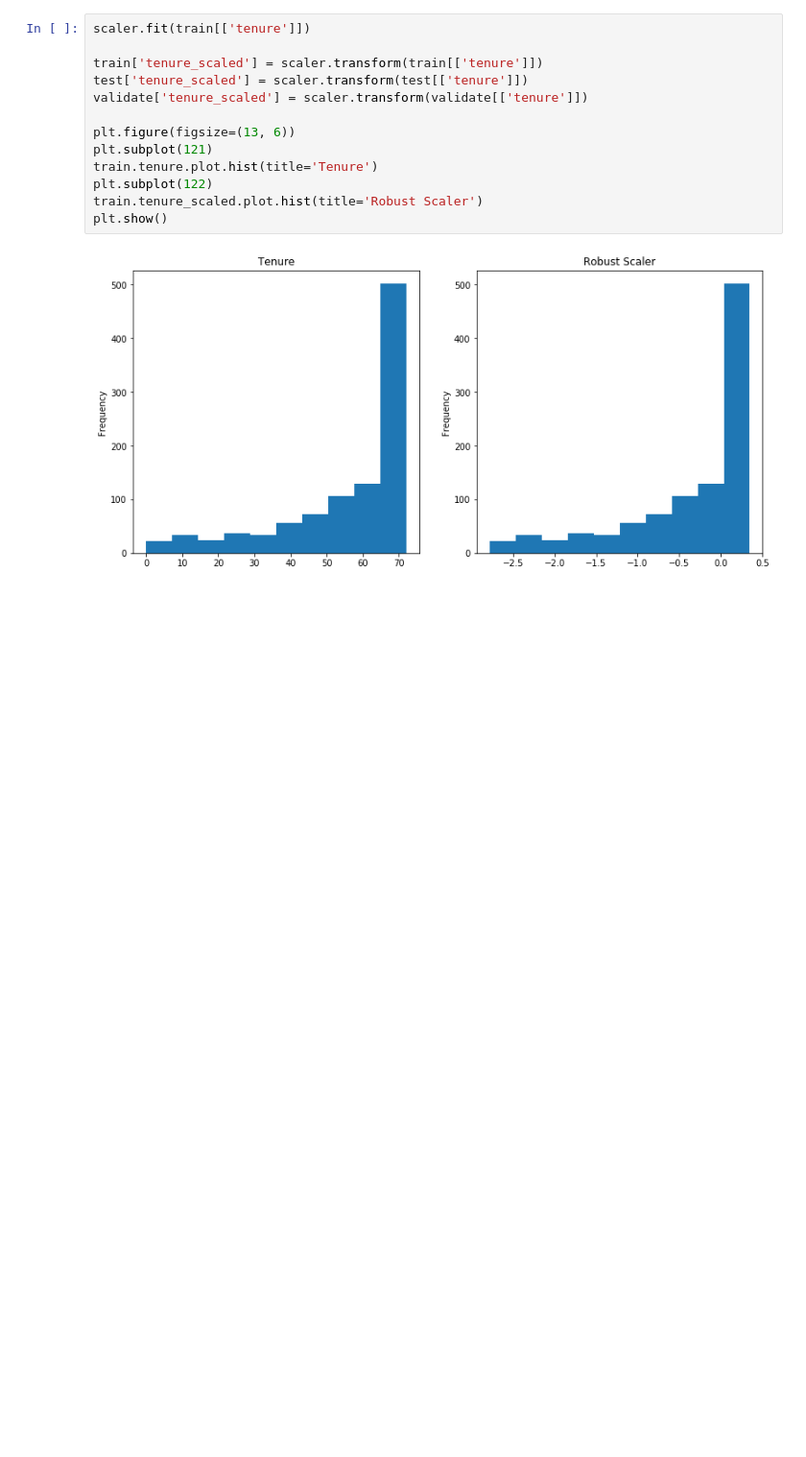
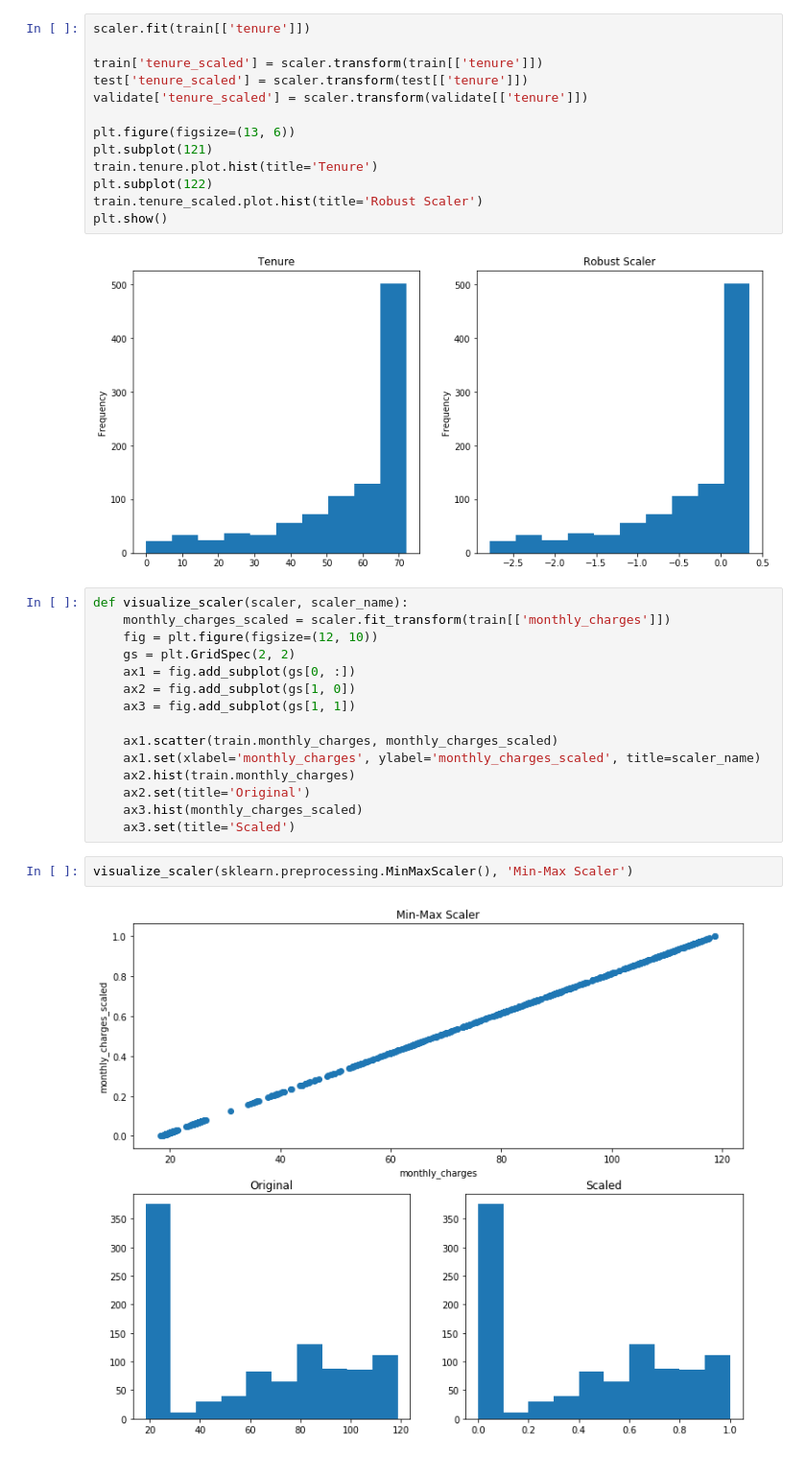
Before and after one commit to gilbert-noriega-ii/regression-exercises, a Jupyter notebook: scaling.ipynb, the cells around one changed output. Shown: that part at 96% size. Cells and saved outputs as stored; diff of their text form; blank space fills up the shorter version.

Commit message:
adding function for quick visualizations'

```diff
--- a/scaling.ipynb
+++ b/scaling.ipynb
@@ -373,3 +374,22 @@ train.tenure_scaled.plot.hist(title='Robust Scaler')
 plt.show()
 # %% [output]
 [figure]
+# %%
+def visualize_scaler(scaler, scaler_name):
+    monthly_charges_scaled = scaler.fit_transform(train[['monthly_charges']])
+    fig = plt.figure(figsize=(12, 10))
+    gs = plt.GridSpec(2, 2)
+    ax1 = fig.add_subplot(gs[0, :])
+    ax2 = fig.add_subplot(gs[1, 0])
+    ax3 = fig.add_subplot(gs[1, 1])
+
+    ax1.scatter(train.monthly_charges, monthly_charges_scaled)
+    ax1.set(xlabel='monthly_charges', ylabel='monthly_charges_scaled', title=scaler_name)
+    ax2.hist(train.monthly_charges)
+    ax2.set(title='Original')
+    ax3.hist(monthly_charges_scaled)
+    ax3.set(title='Scaled')
+# %%
+visualize_scaler(sklearn.preprocessing.MinMaxScaler(), 'Min-Max Scaler')
+# %% [output]
+[figure, added]
```
Also changed, not shown: parts of 6 cells of this notebook.
